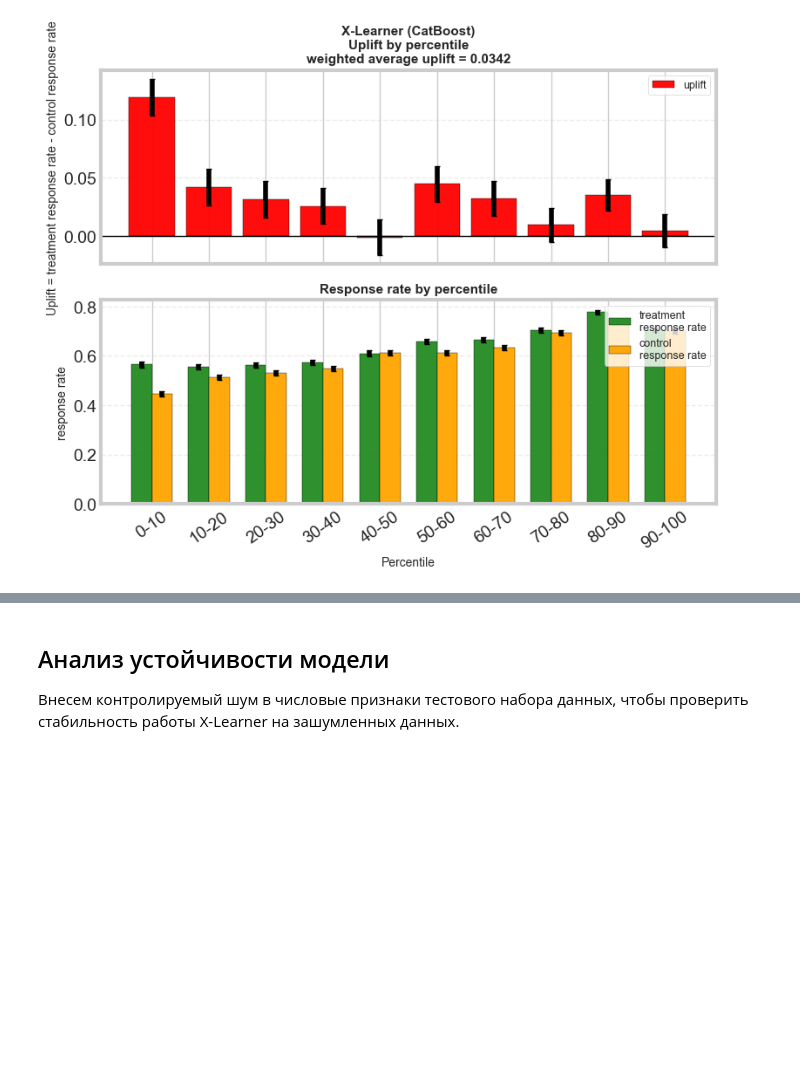
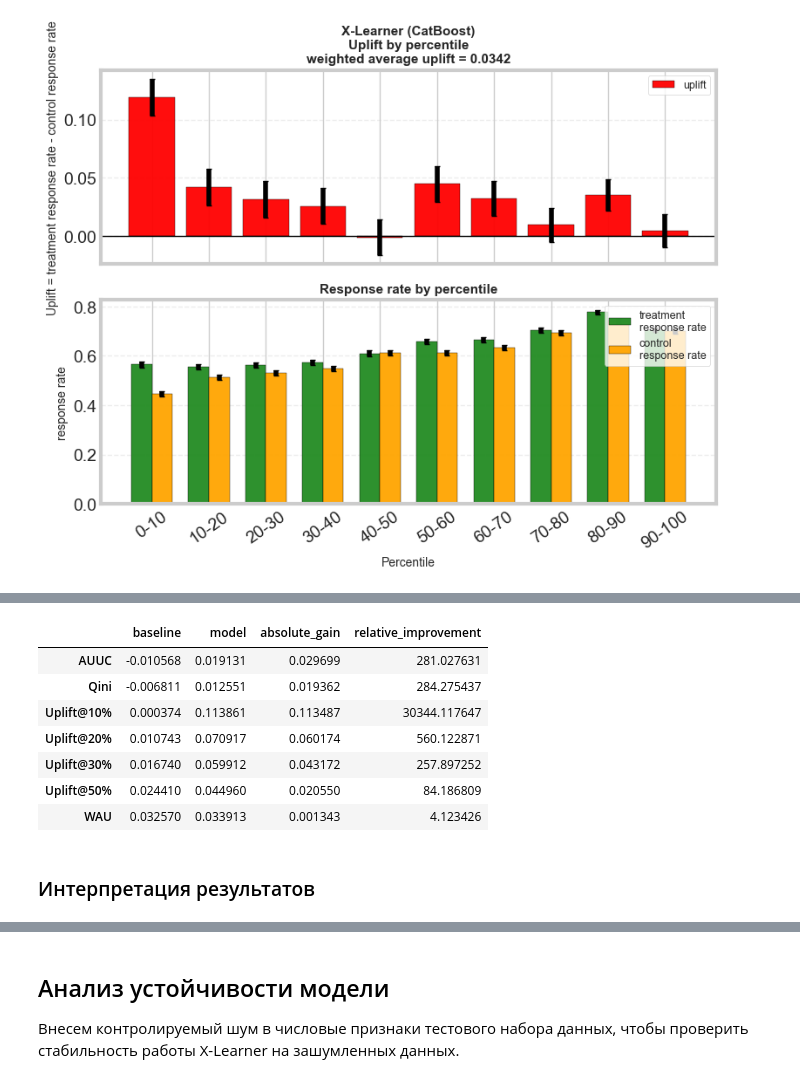
Before and after one commit to VShilovich/uplift-modeling-hse, a Jupyter notebook: mlflow/jupyter_notebooks/Experiments.ipynb, the cells around one changed output, grey strips where cells are left out. Cells and saved outputs as stored; diff of their text form; code cells hidden in the pictures; blank space fills up the shorter version.

```diff
--- a/mlflow/jupyter_notebooks/Experiments.ipynb
+++ b/mlflow/jupyter_notebooks/Experiments.ipynb
@@ -581,0 +584,21 @@ with mlflow.start_run(run_id=run_id):
+# %%
+models_data = {
+    'X-learner (CatBoost)': {
+        'AUUC': 0.019131,
+        'Qini': 0.012551,
+        'Uplift@10%': 0.113861,
+        'Uplift@20%': 0.070917,
+        'Uplift@30%': 0.059912,
+        'Uplift@50%': 0.044960,
+        'WAU': 0.033913,
+    },
+    'Baseline (CatBoost)': {
+        'AUUC': -0.010568,
+        'Qini': -0.006811,
+        'Uplift@10%': 0.000374,
+        'Uplift@20%': 0.010743,
+        'Uplift@30%': 0.016740,
+        'Uplift@50%': 0.024410,
+        'WAU': 0.032570,
+    }
+}
@@ -581,0 +653,32 @@ with mlflow.start_run(run_id=run_id):
+# %%
+improvement = {}
+for metric in df_comparison.columns:
+    baseline_val = df_comparison.loc['Baseline (CatBoost)', metric]
+    model_val = df_comparison.loc['X-learner (CatBoost)', metric]
+
+    if baseline_val != 0:
+        rel_improvement = (model_val - baseline_val) / abs(baseline_val) * 100
+    else:
+        rel_improvement = float('inf')
+
+    improvement[metric] = {
+        'baseline': baseline_val,
+        'model': model_val,
+        'absolute_gain': model_val - baseline_val,
+        'relative_improvement': rel_improvement
+    }
+# %%
+df_improvement = pd.DataFrame(improvement).T
+df_improvement = df_improvement.round(6)
+df_improvement
+# %% [output]
+|  | baseline | model | absolute_gain | relative_improvement |
+| AUUC | -0.010568 | 0.019131 | 0.029699 | 281.027631 |
+| Qini | -0.006811 | 0.012551 | 0.019362 | 284.275437 |
+| Uplift@10% | 0.000374 | 0.113861 | 0.113487 | 30344.117647 |
+| Uplift@20% | 0.010743 | 0.070917 | 0.060174 | 560.122871 |
+| Uplift@30% | 0.016740 | 0.059912 | 0.043172 | 257.897252 |
+| Uplift@50% | 0.024410 | 0.044960 | 0.020550 | 84.186809 |
+| WAU | 0.032570 | 0.033913 | 0.001343 | 4.123426 |
+# %% [markdown]
+### Интерпретация результатов
```
Also changed, not shown: parts of 5 cells of this notebook.
